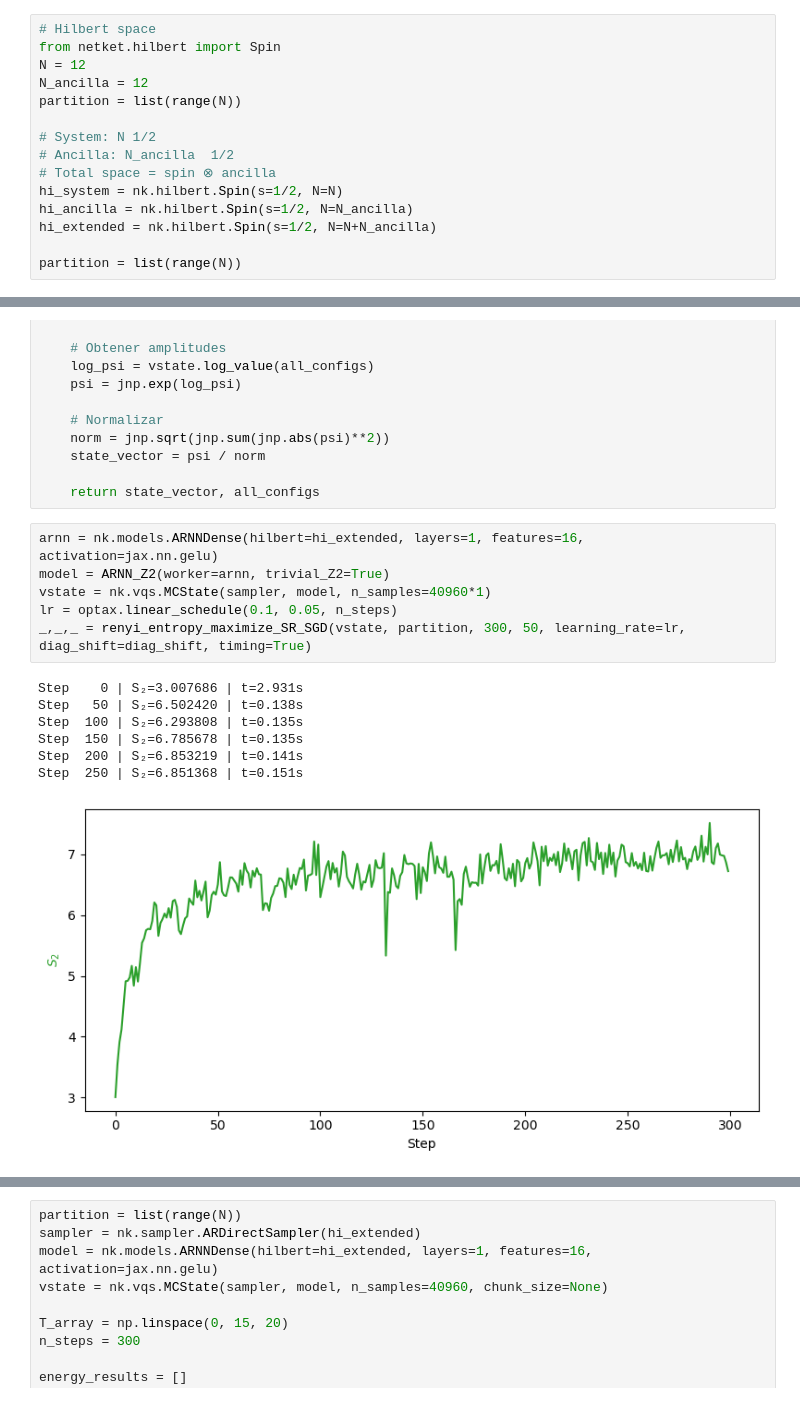
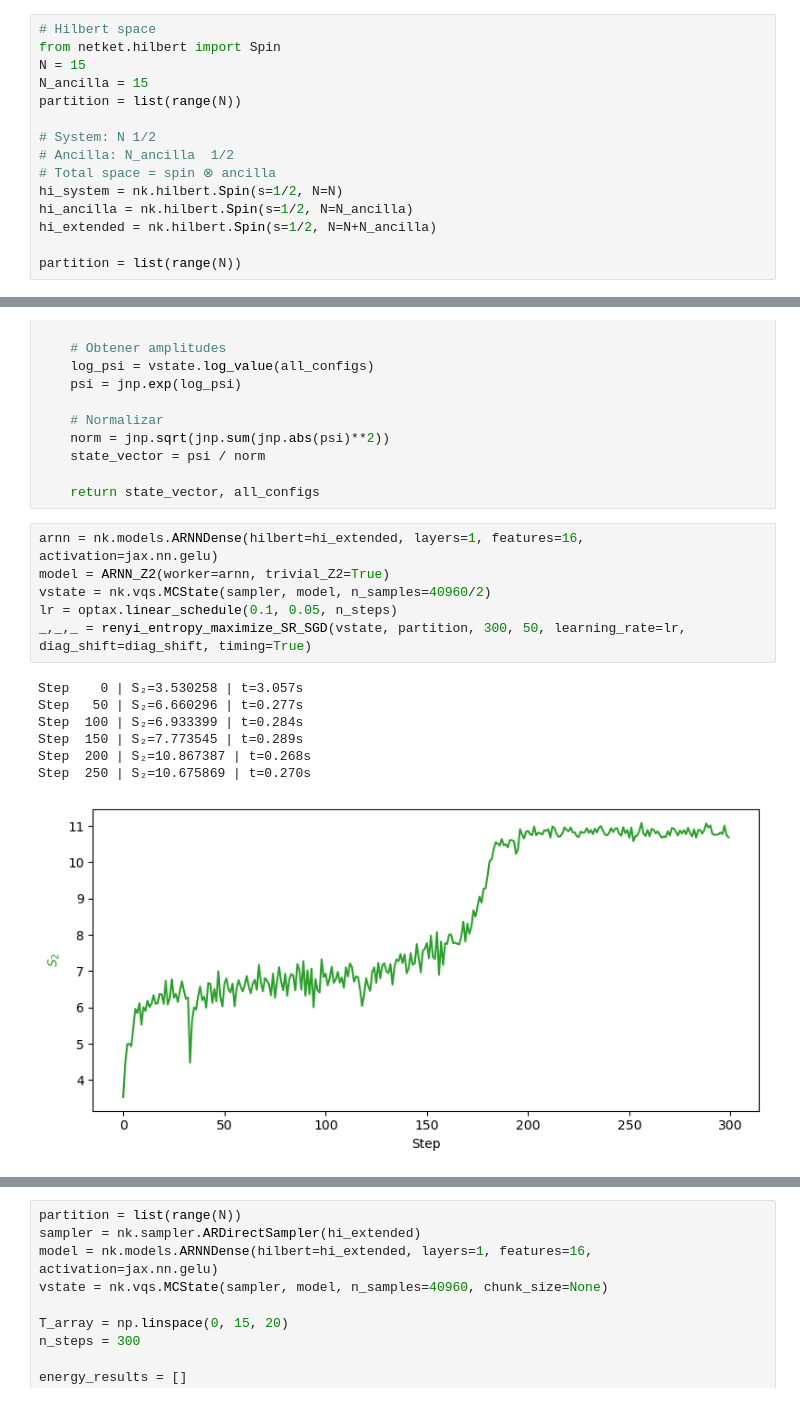
Before and after one commit to ismaelcastrouimp/TFM, a Jupyter notebook: notebooks/Renyi_Ising.ipynb, the cells around one changed output, grey strips where cells are left out. Cells and saved outputs as stored; diff of their text form.

```diff
--- a/notebooks/Renyi_Ising.ipynb
+++ b/notebooks/Renyi_Ising.ipynb
@@ -29,8 +29,8 @@ from src_renyi import (
 # %%
 # Hilbert space
 from netket.hilbert import Spin
-N = 12
-N_ancilla = 12
+N = 15
+N_ancilla = 15
 partition = list(range(N))
 
 # System: N 1/2
@@ -242,17 +256,17 @@ def vstate_to_vector(vstate):
 # %%
 arnn = nk.models.ARNNDense(hilbert=hi_extended, layers=1, features=16, activation=jax.nn.gelu)
 model = ARNN_Z2(worker=arnn, trivial_Z2=True)
-vstate = nk.vqs.MCState(sampler, model, n_samples=40960*1)
+vstate = nk.vqs.MCState(sampler, model, n_samples=40960/2)
 lr = optax.linear_schedule(0.1, 0.05, n_steps)
 _,_,_ = renyi_entropy_maximize_SR_SGD(vstate, partition, 300, 50, learning_rate=lr, diag_shift=diag_shift, timing=True)
 # %% [output]
-Step    0 | S₂=3.007686 | t=2.931s
-Step   50 | S₂=6.502420 | t=0.138s
-Step  100 | S₂=6.293808 | t=0.135s
-Step  150 | S₂=6.785678 | t=0.135s
-Step  200 | S₂=6.853219 | t=0.141s
-Step  250 | S₂=6.851368 | t=0.151s
+Step    0 | S₂=3.530258 | t=3.057s
+Step   50 | S₂=6.660296 | t=0.277s
+Step  100 | S₂=6.933399 | t=0.284s
+Step  150 | S₂=7.773545 | t=0.289s
+Step  200 | S₂=10.867387 | t=0.268s
+Step  250 | S₂=10.675869 | t=0.270s
-[figure, old version]
+[figure, new version]
 # %%
 val1, grad1 = renyi2_grad_exact(vstate, partition)
 n1=jnp.linalg.norm(jax.flatten_util.ravel_pytree(grad1)[0])
```
Also changed, not shown: parts of 3 cells of this notebook, 2 other files.
